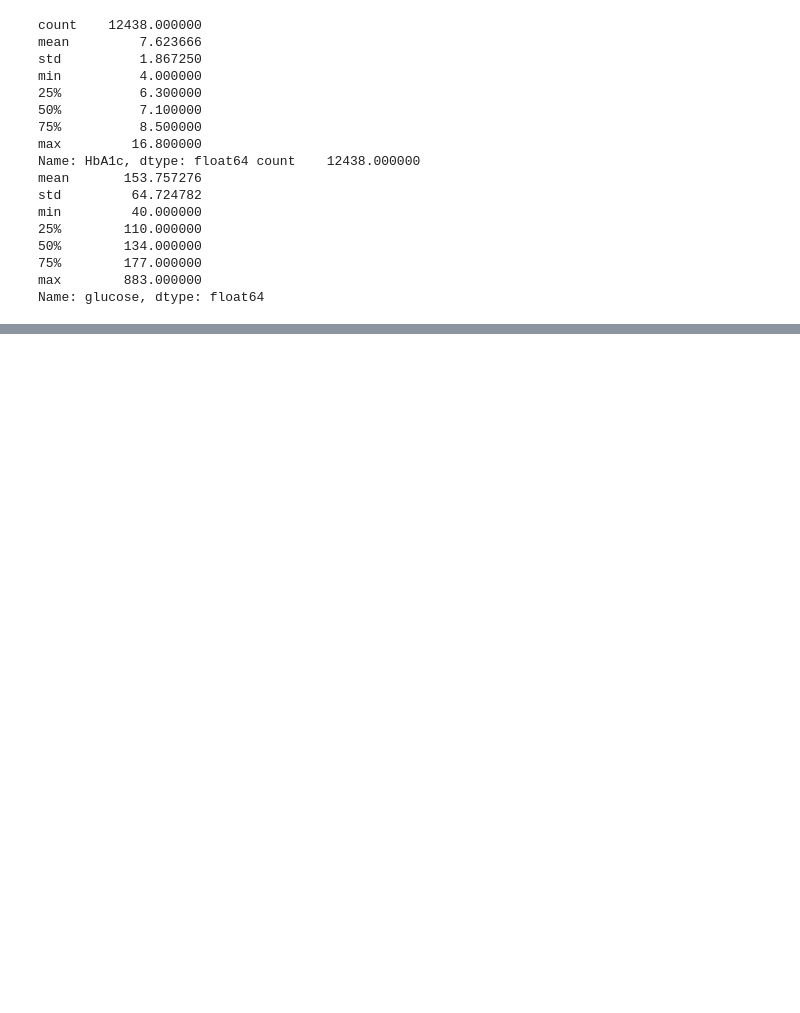
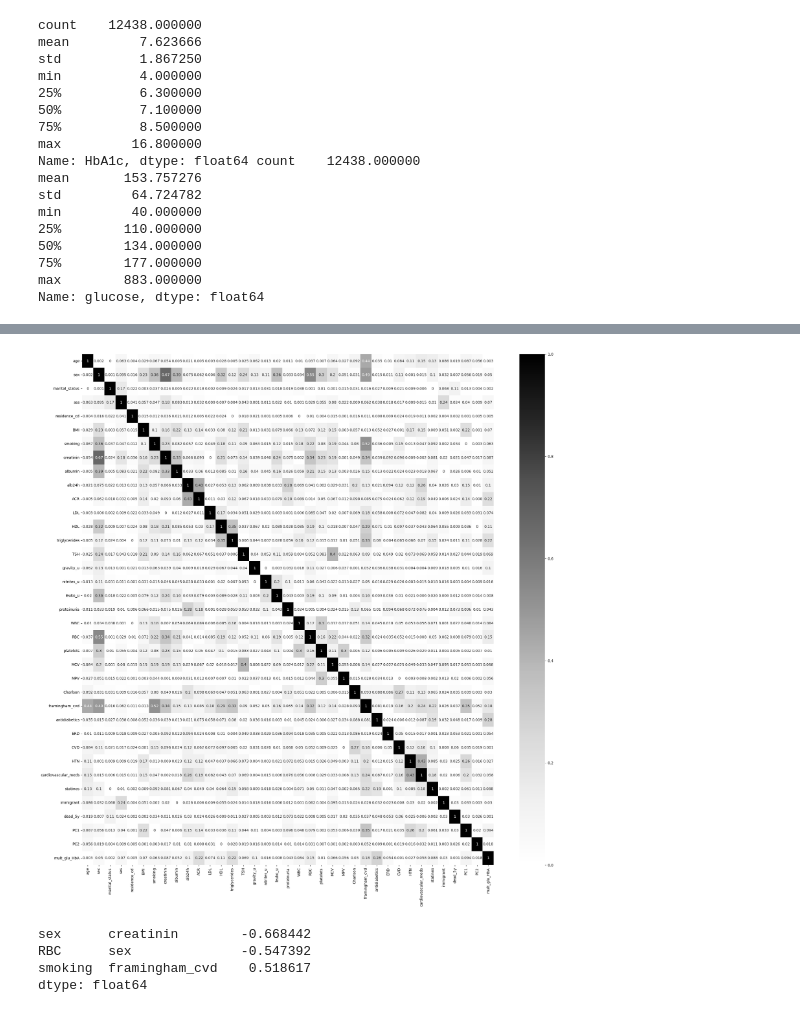
Before and after one commit to TalRos99/Medical-Data, a Jupyter notebook: MedicalData_Final.ipynb, the cells around one changed output, grey strips where cells are left out. Saved outputs shown, nothing was run; the diff lists cells and outputs as text; code cells hidden in the pictures; blank space fills up the shorter version.

Commit message:
last two features with high

```diff
--- a/MedicalData_Final.ipynb
+++ b/MedicalData_Final.ipynb
@@ -14,2 +22,10 @@ bu_end = '\033[0m'
+# %%
+def plot_correlation(method='pearson', cor_return = False):
+    cor = train_df.corr(method=method)
+    plt.figure(figsize=(25,25))
+    sns.heatmap(np.abs(round(cor, 3)), annot=True, cmap='Greys')
+    plt.show()
+    if cor_return:
+        return cor
 # %% [markdown]
 Reading the data and understading the types
@@ -342,0 +335,11 @@ plot_correlation()
+# %%
+cor_spearman = plot_correlation('spearman', True)
+# %% [output]
+[figure, added]
+# %%
+high_correlation_values(cor_spearman)
+# %% [output]
+sex      creatinin        -0.668442
+RBC      sex              -0.547392
+smoking  framingham_cvd    0.518617
+dtype: float64
```
Also changed, not shown: parts of 19 cells of this notebook.
